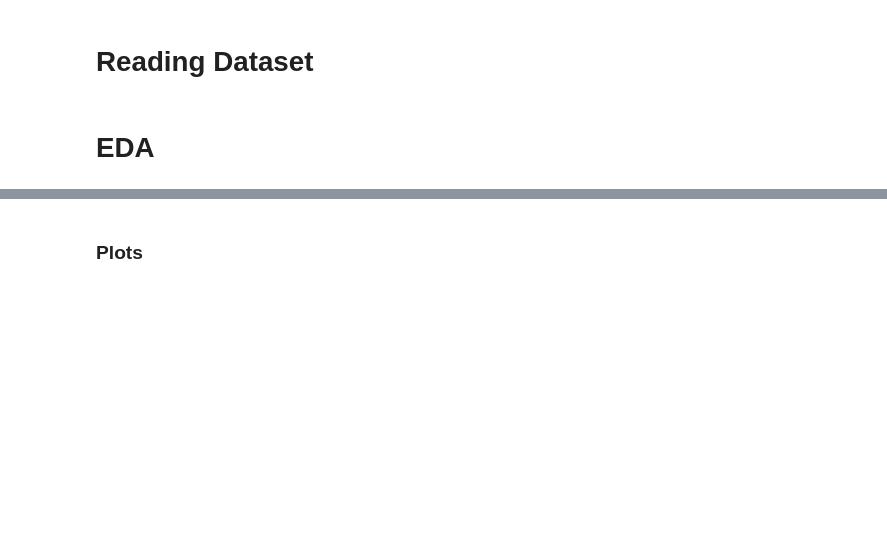
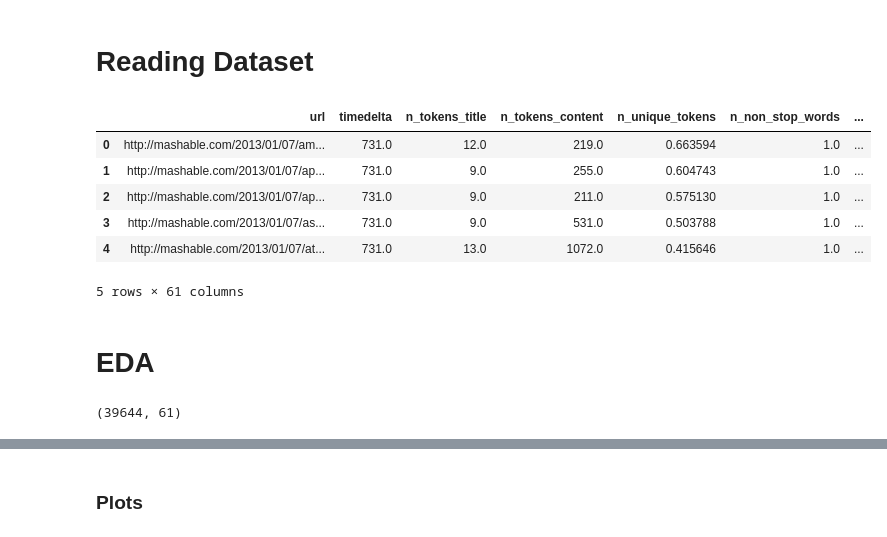
Before and after one commit to SruthiGS-Gito/Online-News-Popularity-Prediction, a Jupyter notebook: Online_News_Popularity_Prediction.ipynb, the cells around one changed output, grey strips where cells are left out. Saved outputs shown, nothing was run; the diff lists cells and outputs as text; code cells hidden in the pictures; blank space fills up the shorter version.

```diff
--- a/Online_News_Popularity_Prediction.ipynb
+++ b/Online_News_Popularity_Prediction.ipynb
@@ -5,4 +15,23 @@
 # %% [markdown]
 # Reading Dataset
+# %%
+# filepath to the csv file
+filepath = '/content/drive/MyDrive/Colab Notebooks/OnlineNewsPopularity.csv'
+
+# Reading dataset and assigning the df created to a variable so as to store it
+df_news = pd.read_csv(filepath)
+df_news.head()
+# %% [output]
+|  | url | timedelta | n_tokens_title | n_tokens_content | n_unique_tokens | n_non_stop_words | ... |
+| 0 | http://mashable.com/2013/01/07/am... | 731.0 | 12.0 | 219.0 | 0.663594 | 1.0 | ... |
+| 1 | http://mashable.com/2013/01/07/ap... | 731.0 | 9.0 | 255.0 | 0.604743 | 1.0 | ... |
+| 2 | http://mashable.com/2013/01/07/ap... | 731.0 | 9.0 | 211.0 | 0.575130 | 1.0 | ... |
+| 3 | http://mashable.com/2013/01/07/as... | 731.0 | 9.0 | 531.0 | 0.503788 | 1.0 | ... |
+| 4 | http://mashable.com/2013/01/07/at... | 731.0 | 13.0 | 1072.0 | 0.415646 | 1.0 | ... |
+5 rows × 61 columns
 # %% [markdown]
 # EDA
+# %%
+df_news.shape
+# %% [output]
+(39644, 61)
```
Also changed, not shown: parts of 14 cells of this notebook.
